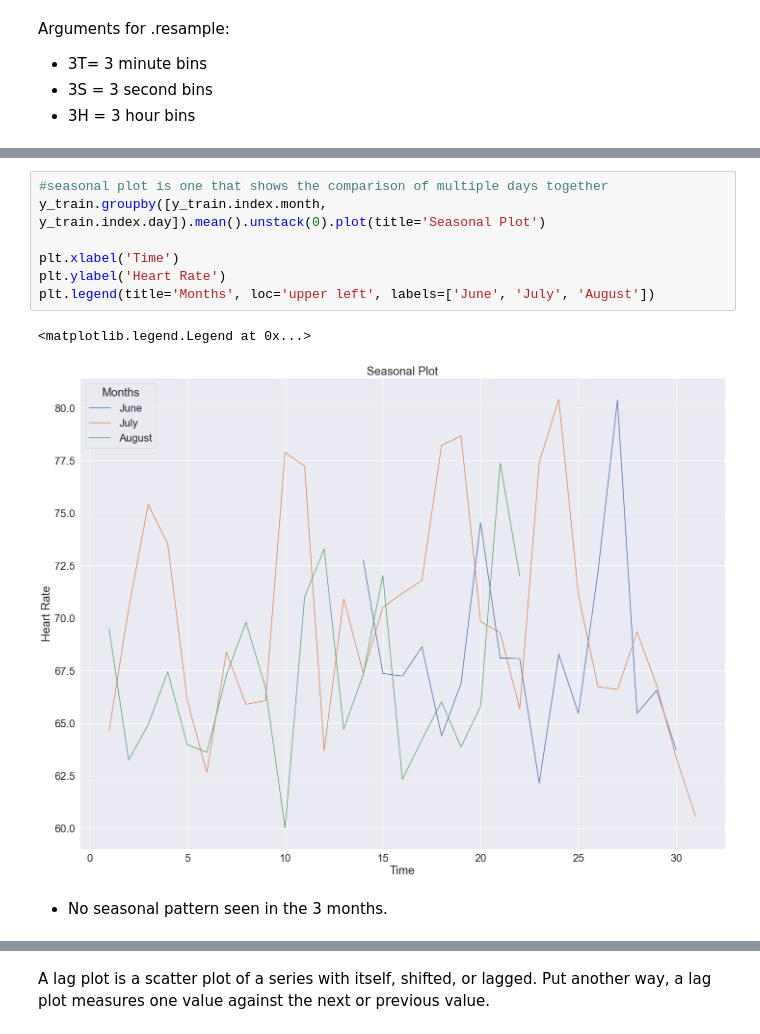
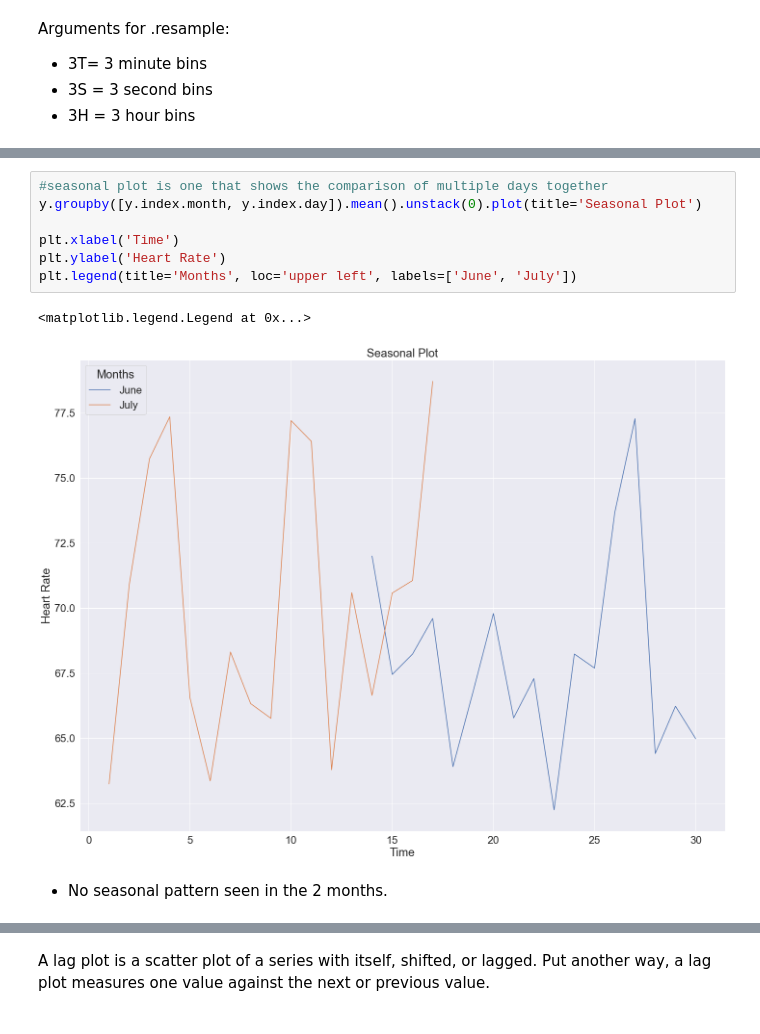
Before and after one commit to LinhQuach13/samsung_heart_rate_fit2, a Jupyter notebook: time_series_samsung_data.ipynb, the cells around one changed output, grey strips where cells are left out. Saved outputs shown, nothing was run; the diff lists cells and outputs as text.

```diff
--- a/time_series_samsung_data.ipynb
+++ b/time_series_samsung_data.ipynb
@@ -388,14 +385,14 @@ Text(0, 0.5, 'heart_rate')
 # %%
 #seasonal plot is one that shows the comparison of multiple days together
-y_train.groupby([y_train.index.month, y_train.index.day]).mean().unstack(0).plot(title='Seasonal Plot')
+y.groupby([y.index.month, y.index.day]).mean().unstack(0).plot(title='Seasonal Plot')
 
 plt.xlabel('Time')
 plt.ylabel('Heart Rate')
-plt.legend(title='Months', loc='upper left', labels=['June', 'July', 'August'])
+plt.legend(title='Months', loc='upper left', labels=['June', 'July'])
 # %% [output]
 <matplotlib.legend.Legend at 0x...>
-[figure, old version]
+[figure, new version]
 # %% [markdown]
-- No seasonal pattern seen in the 3 months.
+- No seasonal pattern seen in the 2 months.
 # %%
 #visual for 2 weeks
```
Also changed, not shown: parts of 27 cells of this notebook.
